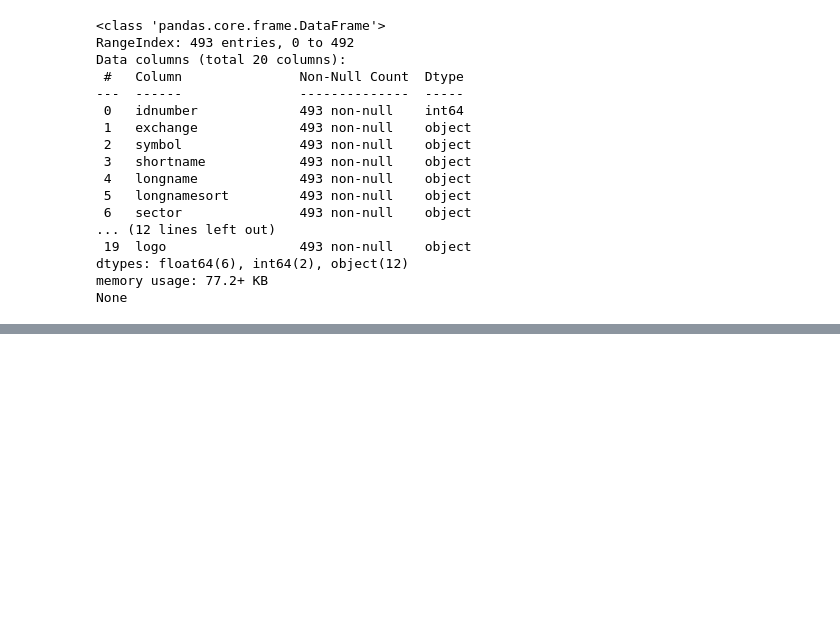
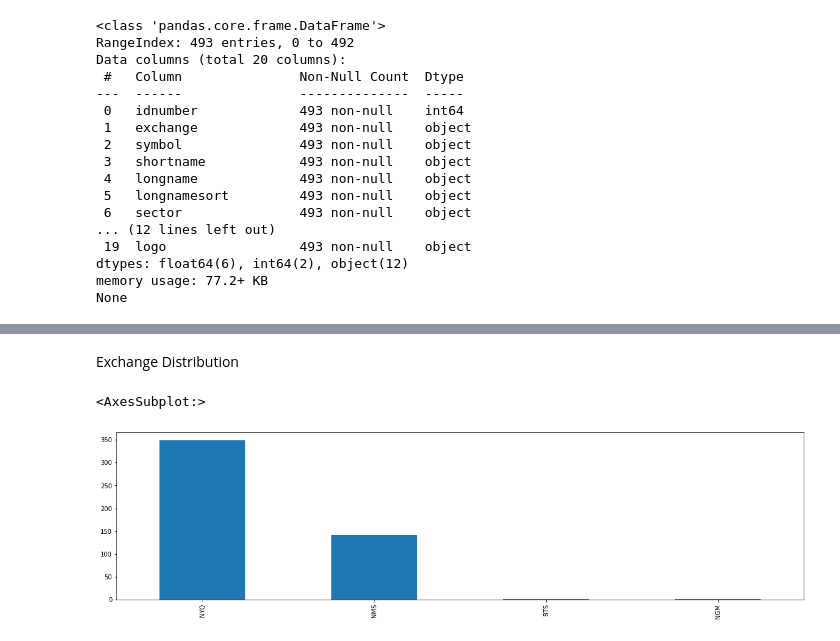
Before and after one commit to DaraghK93/stockApp, a Jupyter notebook: machineLearning/stockRecommendationSystem/s&p_knn.ipynb, the cells around one changed output, grey strips where cells are left out. Saved outputs shown, nothing was run; the diff lists cells and outputs as text; code cells hidden in the pictures; blank space fills up the shorter version.

```diff
--- a/machineLearning/stockRecommendationSystem/s&p_knn.ipynb
+++ b/machineLearning/stockRecommendationSystem/s&p_knn.ipynb
@@ -51,0 +81,7 @@ None
+# %% [markdown]
+Exchange Distribution
+# %%
+stocks['exchange'].value_counts().plot(x = 'exchange', y ='count', kind = 'bar', figsize = (20,5))
+# %% [output]
+<AxesSubplot:>
+[figure, added]
```
Also changed, not shown: parts of 16 cells of this notebook.
